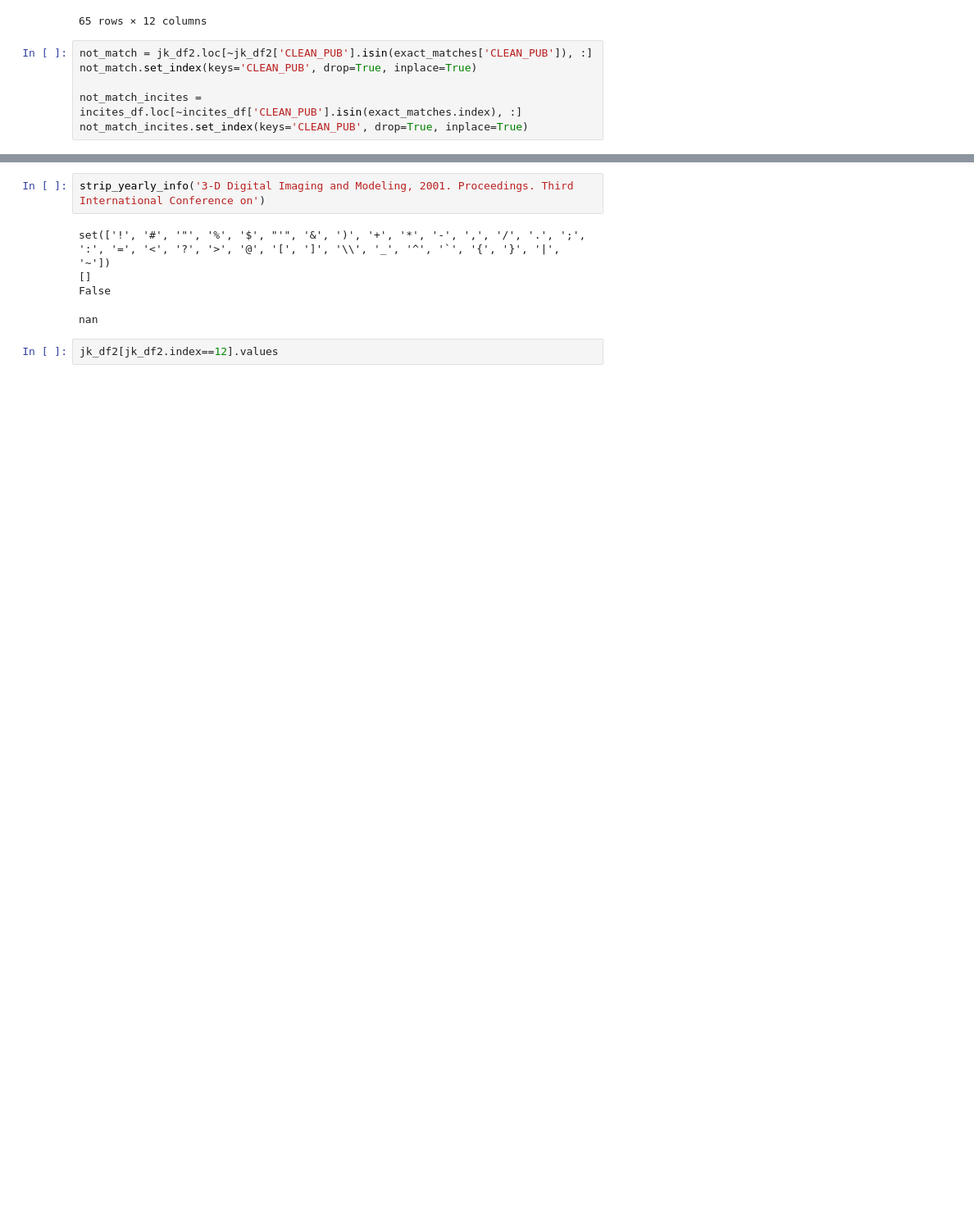
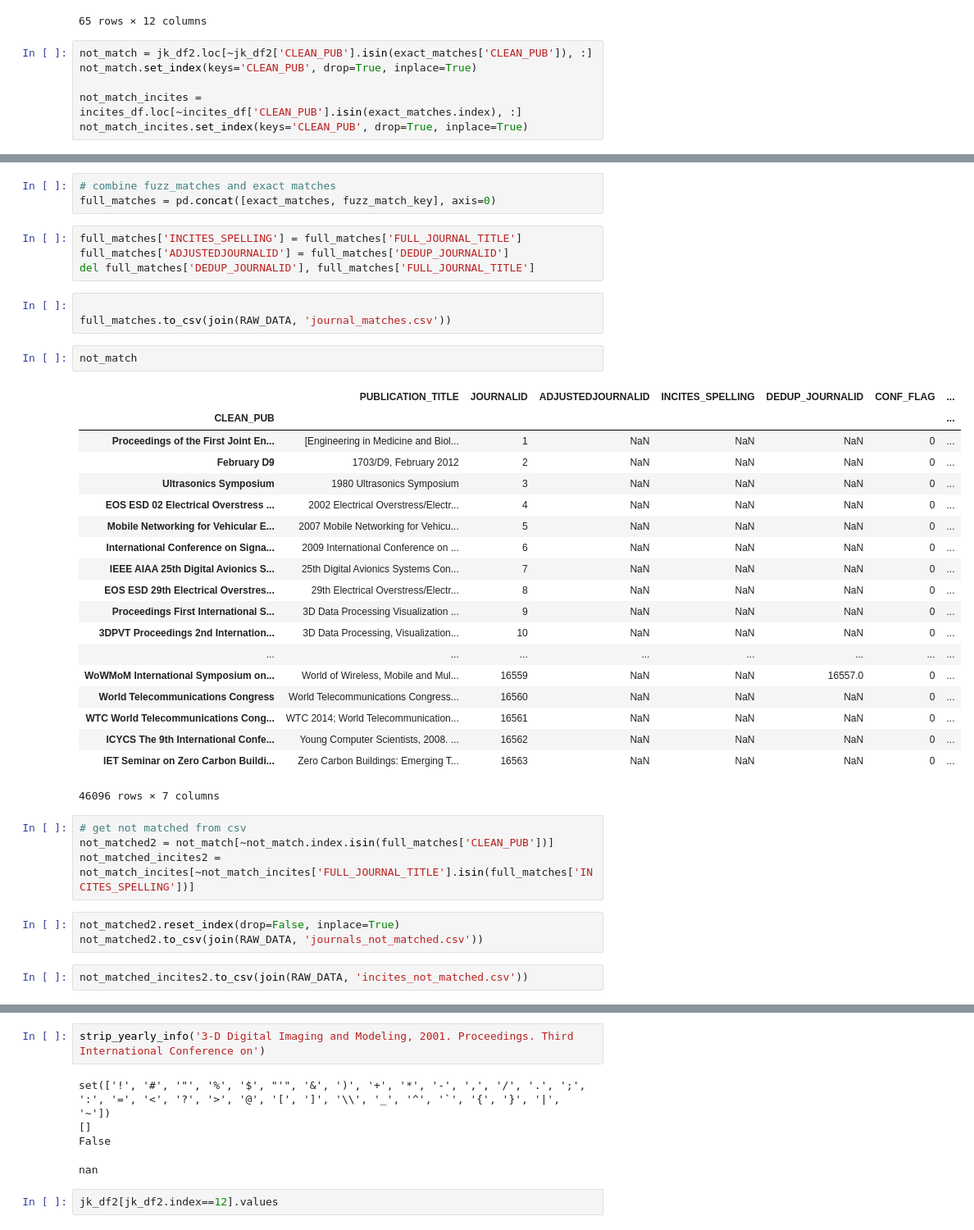
Before and after one commit to LindseyRRay/Drone_Data, a Jupyter notebook: journal_analysis/InCites to Journal Key.ipynb, the cells around one changed output, grey strips where cells are left out. Shown at 82% size. Drawn from its saved outputs; the diff is of its cells as text; blank space fills up the shorter version.

```diff
--- a/journal_analysis/InCites to Journal Key.ipynb
+++ b/journal_analysis/InCites to Journal Key.ipynb
@@ -215,0 +305,41 @@ not_match.index = not_match.index.map(lambda x: get_close_matches(x, not_match_i
+# %%
+# combine fuzz_matches and exact matches
+full_matches = pd.concat([exact_matches, fuzz_match_key], axis=0)
+# %%
+full_matches['INCITES_SPELLING'] = full_matches['FULL_JOURNAL_TITLE']
+full_matches['ADJUSTEDJOURNALID'] = full_matches['DEDUP_JOURNALID']
+del full_matches['DEDUP_JOURNALID'], full_matches['FULL_JOURNAL_TITLE']
+# %%
+
+full_matches.to_csv(join(RAW_DATA, 'journal_matches.csv'))
+# %%
+not_match
+# %% [output]
+|  | PUBLICATION_TITLE | JOURNALID | ADJUSTEDJOURNALID | INCITES_SPELLING | DEDUP_JOURNALID | CONF_FLAG | ... |
+| CLEAN_PUB |  |  |  |  |  |  | ... |
+| Proceedings of the First Joint En... | [Engineering in Medicine and Biol... | 1 | NaN | NaN | NaN | 0 | ... |
+| February D9 | 1703/D9, February 2012 | 2 | NaN | NaN | NaN | 0 | ... |
+| Ultrasonics Symposium | 1980 Ultrasonics Symposium | 3 | NaN | NaN | NaN | 0 | ... |
+| EOS ESD 02 Electrical Overstress ... | 2002 Electrical Overstress/Electr... | 4 | NaN | NaN | NaN | 0 | ... |
+| Mobile Networking for Vehicular E... | 2007 Mobile Networking for Vehicu... | 5 | NaN | NaN | NaN | 0 | ... |
+| International Conference on Signa... | 2009 International Conference on ... | 6 | NaN | NaN | NaN | 0 | ... |
+| IEEE AIAA 25th Digital Avionics S... | 25th Digital Avionics Systems Con... | 7 | NaN | NaN | NaN | 0 | ... |
+| EOS ESD 29th Electrical Overstres... | 29th Electrical Overstress/Electr... | 8 | NaN | NaN | NaN | 0 | ... |
+| Proceedings First International S... | 3D Data Processing Visualization ... | 9 | NaN | NaN | NaN | 0 | ... |
+| 3DPVT Proceedings 2nd Internation... | 3D Data Processing, Visualization... | 10 | NaN | NaN | NaN | 0 | ... |
+| ... | ... | ... | ... | ... | ... | ... | ... |
+| WoWMoM International Symposium on... | World of Wireless, Mobile and Mul... | 16559 | NaN | NaN | 16557.0 | 0 | ... |
+| World Telecommunications Congress | World Telecommunications Congress... | 16560 | NaN | NaN | NaN | 0 | ... |
+| WTC World Telecommunications Cong... | WTC 2014; World Telecommunication... | 16561 | NaN | NaN | NaN | 0 | ... |
+| ICYCS The 9th International Confe... | Young Computer Scientists, 2008. ... | 16562 | NaN | NaN | NaN | 0 | ... |
+| IET Seminar on Zero Carbon Buildi... | Zero Carbon Buildings: Emerging T... | 16563 | NaN | NaN | NaN | 0 | ... |
+46096 rows × 7 columns
+# %%
+# get not matched from csv
+not_matched2 = not_match[~not_match.index.isin(full_matches['CLEAN_PUB'])]
+not_matched_incites2 = not_match_incites[~not_match_incites['FULL_JOURNAL_TITLE'].isin(full_matches['INCITES_SPELLING'])]
+# %%
+not_matched2.reset_index(drop=False, inplace=True)
+not_matched2.to_csv(join(RAW_DATA, 'journals_not_matched.csv'))
+# %%
+not_matched_incites2.to_csv(join(RAW_DATA, 'incites_not_matched.csv'))
```
Also changed, not shown: parts of 16 cells of this notebook.
